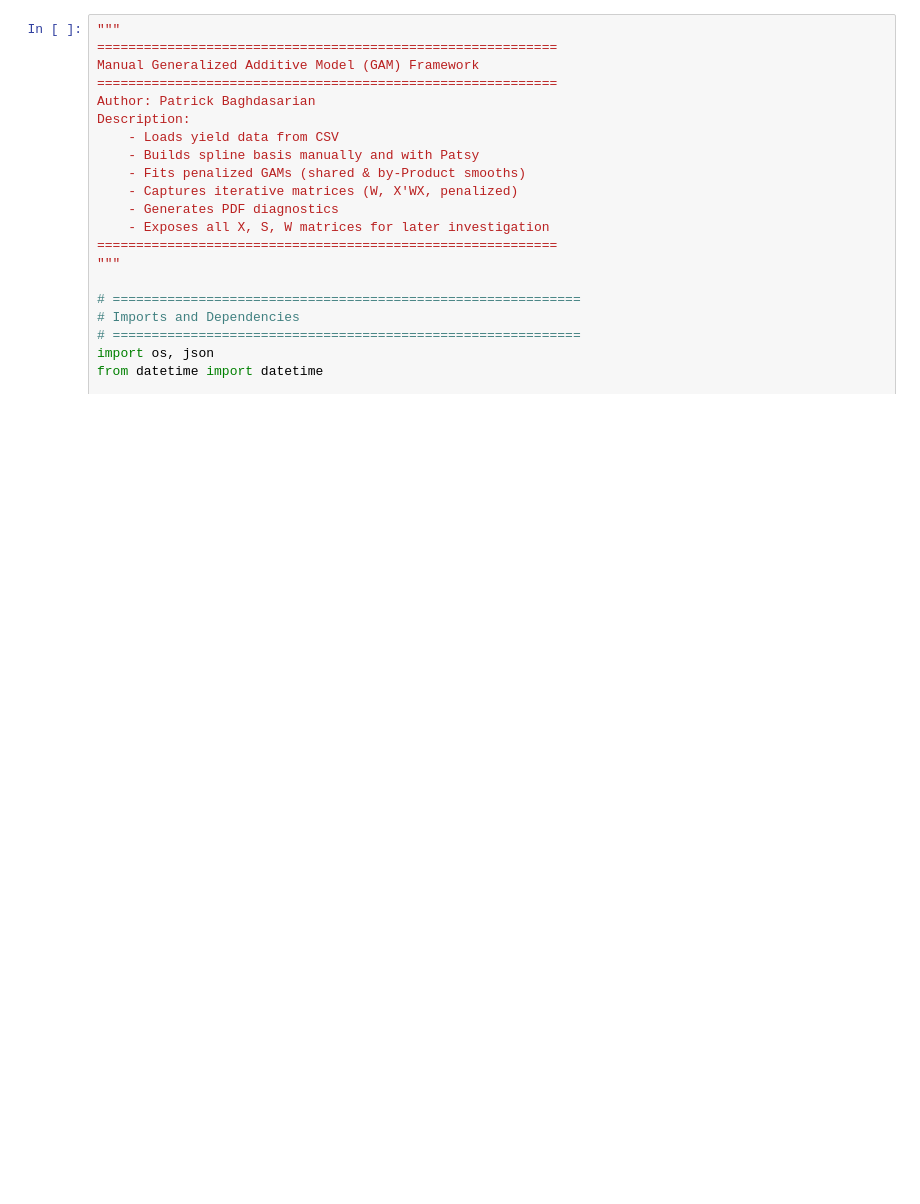
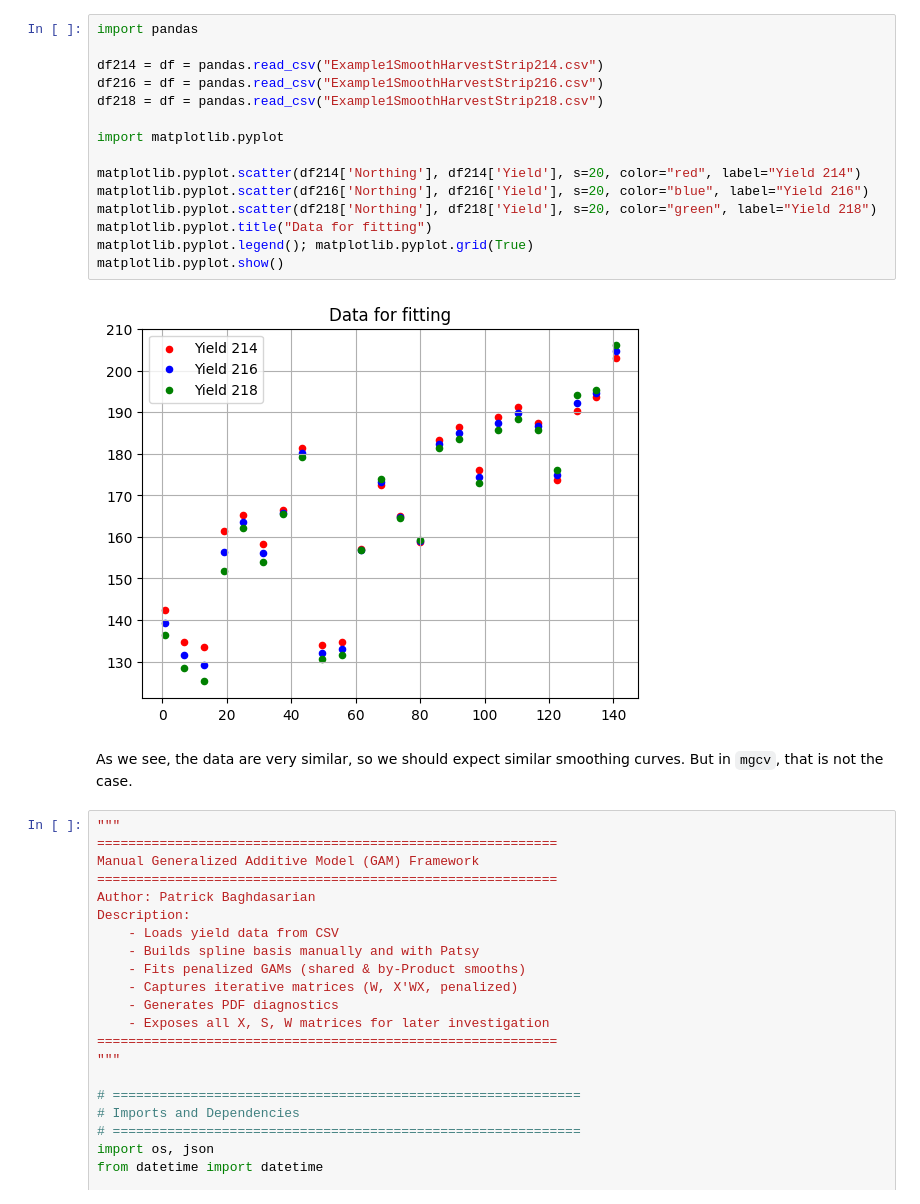
Before and after one commit to PeterClaussenSDSU/TheMGCVOptimization, a Jupyter notebook: IterativeLSRebuild.ipynb, the cells around one changed output. Saved outputs shown, nothing was run; the diff lists cells and outputs as text; blank space fills up the shorter version.

```diff
--- a/IterativeLSRebuild.ipynb
+++ b/IterativeLSRebuild.ipynb
@@ -33,3 +14,22 @@ Dependencies:
+# %%
+import pandas
+
+df214 = df = pandas.read_csv("Example1SmoothHarvestStrip214.csv")
+df216 = df = pandas.read_csv("Example1SmoothHarvestStrip216.csv")
+df218 = df = pandas.read_csv("Example1SmoothHarvestStrip218.csv")
+
+import matplotlib.pyplot
+
+matplotlib.pyplot.scatter(df214['Northing'], df214['Yield'], s=20, color="red", label="Yield 214")
+matplotlib.pyplot.scatter(df216['Northing'], df216['Yield'], s=20, color="blue", label="Yield 216")
+matplotlib.pyplot.scatter(df218['Northing'], df218['Yield'], s=20, color="green", label="Yield 218")
+matplotlib.pyplot.title("Data for fitting")
+matplotlib.pyplot.legend(); matplotlib.pyplot.grid(True)
+matplotlib.pyplot.show()
+# %% [output]
+[figure, added]
+# %% [markdown]
+As we see, the data are very similar, so we should expect similar smoothing curves. But in `mgcv`, that is not the case.
 # %%
 """
 ===========================================================
```
Also changed, not shown: parts of 2 cells of this notebook, 2 other files.
